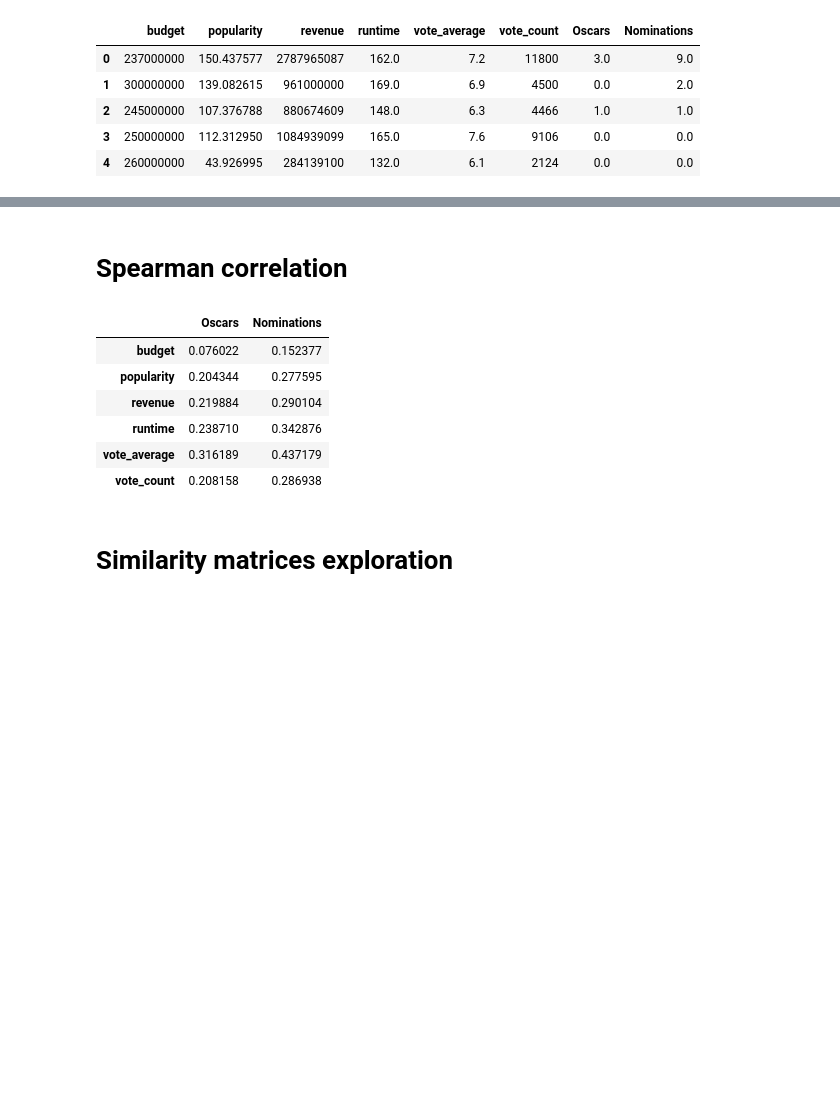
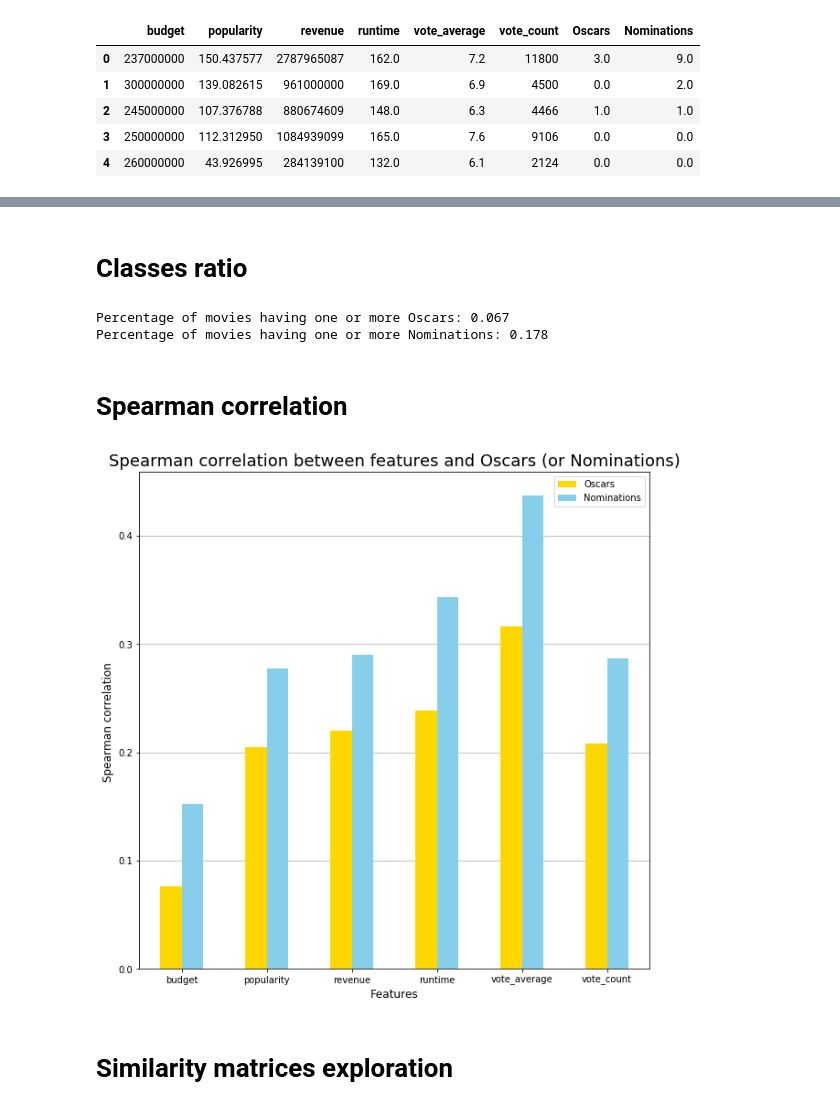
Before and after one commit to antoine-spahr/NTDS, a Jupyter notebook: Project/Prior Exploration.ipynb, the cells around one changed output, grey strips where cells are left out. Cells and saved outputs as stored; diff of their text form; code cells hidden in the pictures; blank space fills up the shorter version.

```diff
--- a/Project/Prior Exploration.ipynb
+++ b/Project/Prior Exploration.ipynb
@@ -56,3 +35,19 @@ nominations_fraction
+# %% [markdown]
+# Classes ratio
+# %%
+# Determination of the percentage of nodes that have oscars or nominations (to show class imbalance)
+
+oscars_count = nodes_attributes_df['Oscars'].value_counts()
+oscars_fraction = (np.sum(oscars_count) - oscars_count[0])/np.sum(oscars_count)
+
+nominations_count = nodes_attributes_df['Nominations'].value_counts()
+nominations_fraction = (np.sum(nominations_count) - nominations_count[0])/np.sum(nominations_count)
+
+print(f"Percentage of movies having one or more Oscars: {oscars_fraction:.3f}")
+print(f"Percentage of movies having one or more Nominations: {nominations_fraction:.3f}")
+# %% [output]
+Percentage of movies having one or more Oscars: 0.067
+Percentage of movies having one or more Nominations: 0.178
 # %% [markdown]
 # Spearman correlation
 # %%
@@ -63,14 +63,15 @@ nominations_fraction
-# %%
-corr_df = nodes_attributes_df.corr(method = 'spearman').loc[:,['Oscars','Nominations']]
-corr_df.iloc[:-2,:]
-# %% [output]
-|  | Oscars | Nominations |
-| budget | 0.076022 | 0.152377 |
-| popularity | 0.204344 | 0.277595 |
-| revenue | 0.219884 | 0.290104 |
-| runtime | 0.238710 | 0.342876 |
-| vote_average | 0.316189 | 0.437179 |
-| vote_count | 0.208158 | 0.286938 |
+# %%
+# Bar plots to visualize Spearman correlation
+ax = corr_df.plot.bar(rot=0,figsize=(10,10),color=['gold','skyblue'])
+
+ax.set_title("Spearman correlation between features and Oscars (or Nominations)",size=18)
+ax.set_xlabel("Features",size=12)
+ax.set_ylabel("Spearman correlation ",size=12)
+ax.grid(True, which='major', axis='y')
+ax.set_axisbelow(True)
+plt.show()
+# %% [output]
+[figure, added]
 # %% [markdown]
 # Similarity matrices exploration
 # %%
```
Also changed, not shown: parts of 8 cells of this notebook.
